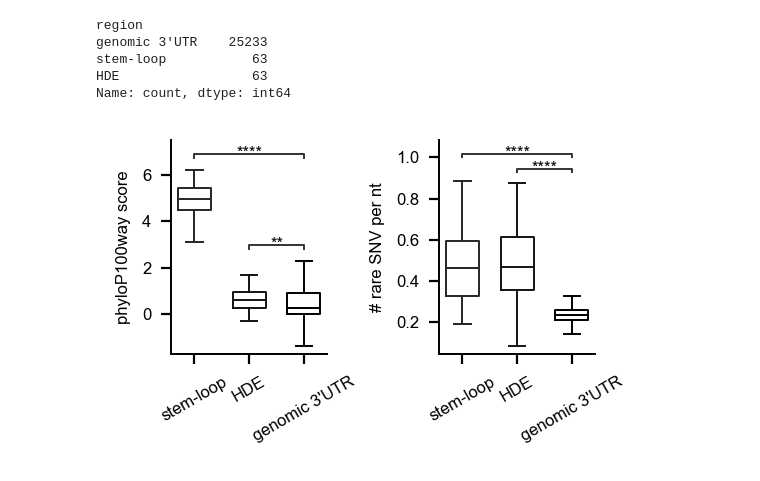
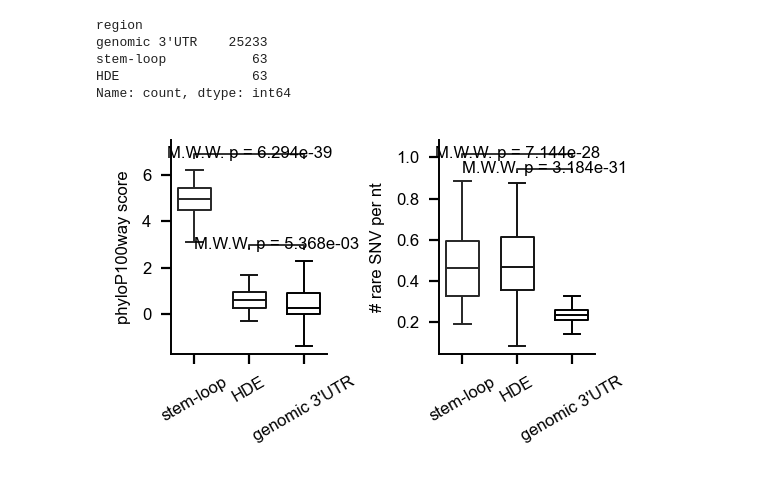
Before and after one commit to JuseTiZ/RDH_mutation_analysis, a Jupyter notebook: figures/Fig5/fig5_b.ipynb, the cells around one changed output. Cells and saved outputs as stored; diff of their text form; code cells hidden in the pictures.

```diff
--- a/figures/Fig5/fig5_b.ipynb
+++ b/figures/Fig5/fig5_b.ipynb
@@ -84,32 +84,32 @@ pairs = [
 for idx, y_col in enumerate(['phyloP', 'density']):
     annotator = Annotator(
         axes[idx],
         pairs=pairs,
         data=plot_df,
         x='region',
         y=y_col
     )
     annotator.configure(
         test="Mann-Whitney",
-        text_format="star",
+        text_format="full",
         loc="inside",
         verbose=0,
         line_width=0.7,
         text_offset=-2.5,
         comparisons_correction=None,
     )
     annotator.apply_and_annotate()
 
 for ax in axes:
     ax.spines[['top', 'right']].set_visible(False)
     ax.set_xlabel('')
     # X ticks rotation
     ax.set_xticklabels(
         ax.get_xticklabels(),
         rotation=30,
         ha='center'
     )
 
 plt.tight_layout()
 # %% [output]
-[figure, old version]
+[figure, new version]
```
Also changed, not shown: 1 other file.
